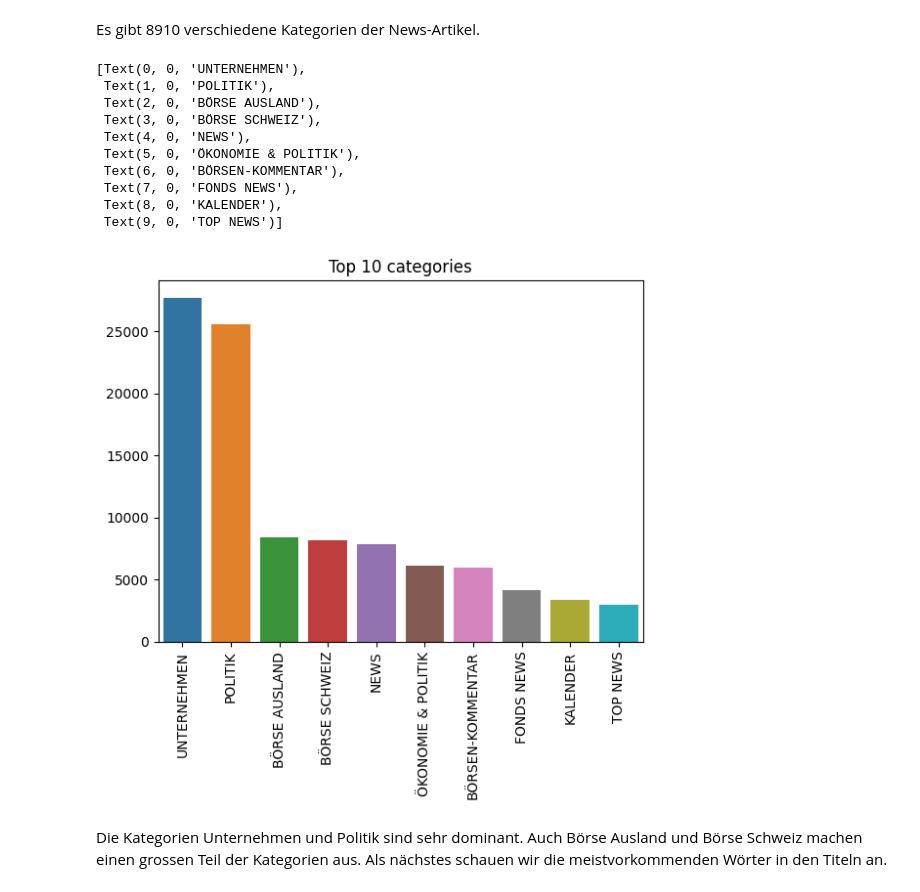
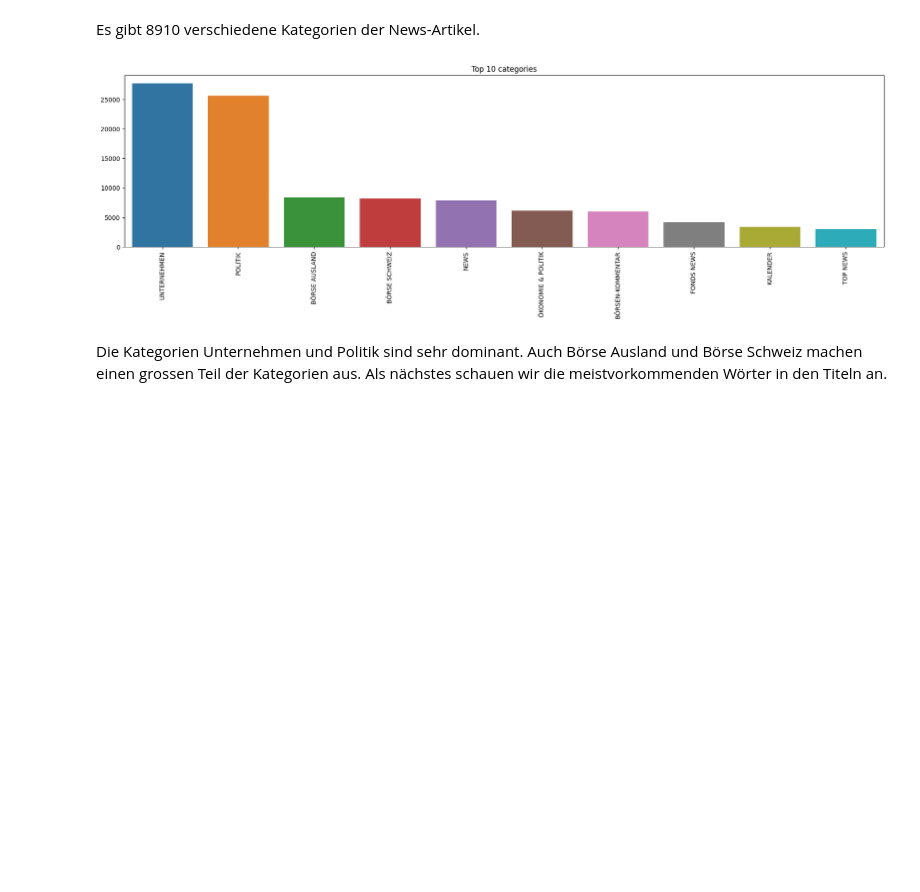
Before and after one commit to phyti1/ds_wdb_cash.ch_scraper, a Jupyter notebook: docs/data-analysis.ipynb, the cells around one changed output. Cells and saved outputs as stored; diff of their text form; code cells hidden in the pictures; blank space fills up the shorter version.

```diff
--- a/docs/data-analysis.ipynb
+++ b/docs/data-analysis.ipynb
@@ -54,22 +58,14 @@ cash_df['category'].nunique()
 Es gibt 8910 verschiedene Kategorien der News-Artikel.
 # %%
 # get top 10 categories and plot them with seaborn and increase the size of the plot and rotate the x-axis labels
+plt.figure(figsize=(22,5))
 top_10_categories = cash_df['category'].value_counts().head(10)
 p = sea.barplot(x=top_10_categories.index, y=top_10_categories.values)
 p.set(title='Top 10 categories')
 p.set_xticklabels(top_10_categories.index, rotation=90)
+plt.show()
 # %% [output]
-[Text(0, 0, 'UNTERNEHMEN'),
- Text(1, 0, 'POLITIK'),
- Text(2, 0, 'BÖRSE AUSLAND'),
- Text(3, 0, 'BÖRSE SCHWEIZ'),
- Text(4, 0, 'NEWS'),
- Text(5, 0, 'ÖKONOMIE & POLITIK'),
- Text(6, 0, 'BÖRSEN-KOMMENTAR'),
- Text(7, 0, 'FONDS NEWS'),
- Text(8, 0, 'KALENDER'),
- Text(9, 0, 'TOP NEWS')]
-[figure, old version]
+[figure, new version]
 # %% [markdown]
 Die Kategorien Unternehmen und Politik sind sehr dominant. Auch Börse Ausland und Börse Schweiz machen einen grossen Teil der Kategorien aus. Als nächstes schauen wir die meistvorkommenden Wörter in den Titeln an.
 # %%
```
Also changed, not shown: parts of 4 cells of this notebook, 2 other files.
